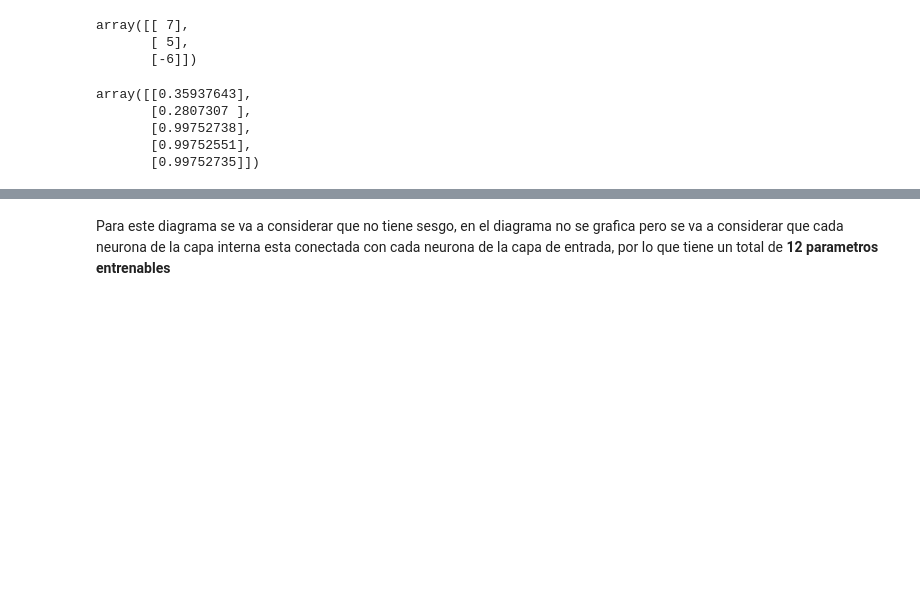
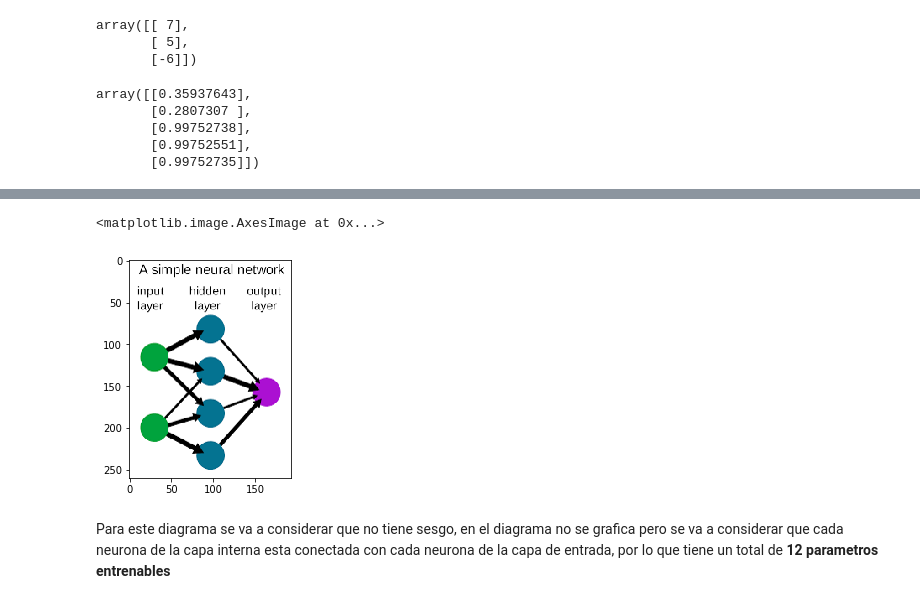
Before and after one commit to EldaCalderon/Statistical-Learning-II, a Jupyter notebook: Tarea 5.ipynb, the cells around one changed output, grey strips where cells are left out. Cells and saved outputs as stored; diff of their text form; code cells hidden in the pictures; blank space fills up the shorter version.

```diff
--- a/Tarea 5.ipynb
+++ b/Tarea 5.ipynb
@@ -84,6 +90,12 @@ array([[0.35937643],
 ## Diagrama 2
 
 <img src = 'http://imgfz.com/i/qu3dysD.png'>
+# %%
+image = plt.imread('diagrama2.png')
+plt.imshow(image)
+# %% [output]
+<matplotlib.image.AxesImage at 0x...>
+[figure, added]
 # %% [markdown]
 Para este diagrama se va a considerar que no tiene sesgo, en el diagrama no se grafica pero se va a considerar que cada neurona de la capa interna esta conectada con cada neurona de la capa de entrada, por lo que tiene un total de **12 parametros entrenables**
 # %% [markdown]
```
Also changed, not shown: parts of 2 cells of this notebook.
